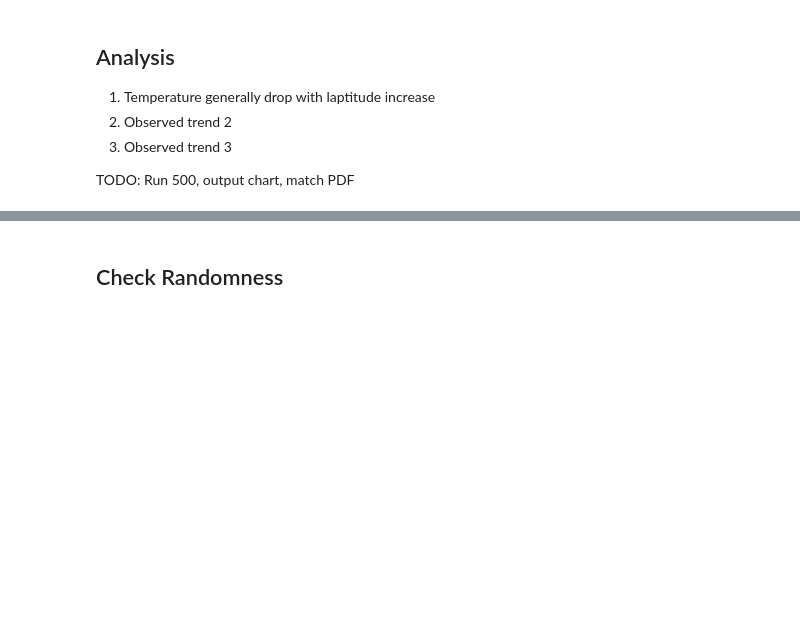
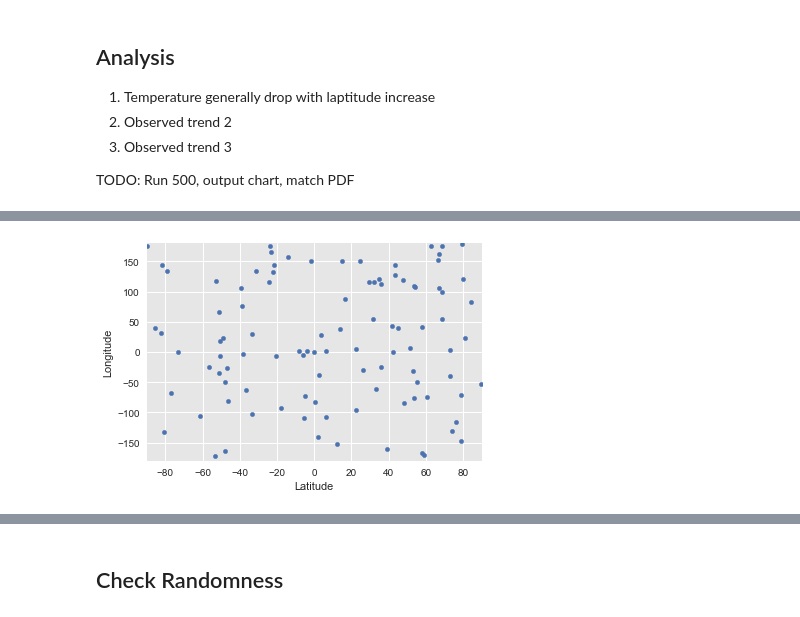
Before and after one commit to feng443/RUDSWeek6API, a Jupyter notebook: WeatherPy.ipynb, the cells around one changed output, grey strips where cells are left out. Cells and saved outputs as stored; diff of their text form; code cells hidden in the pictures; blank space fills up the shorter version.

```diff
--- a/WeatherPy.ipynb
+++ b/WeatherPy.ipynb
@@ -9,0 +180,4 @@ TODO: Run 500, output chart, match PDF
+# %%
+weather_py.plot_lat_lon(use_actual=True)
+# %% [output]
+[figure, added]
```
Also changed, not shown: parts of 18 cells of this notebook.
